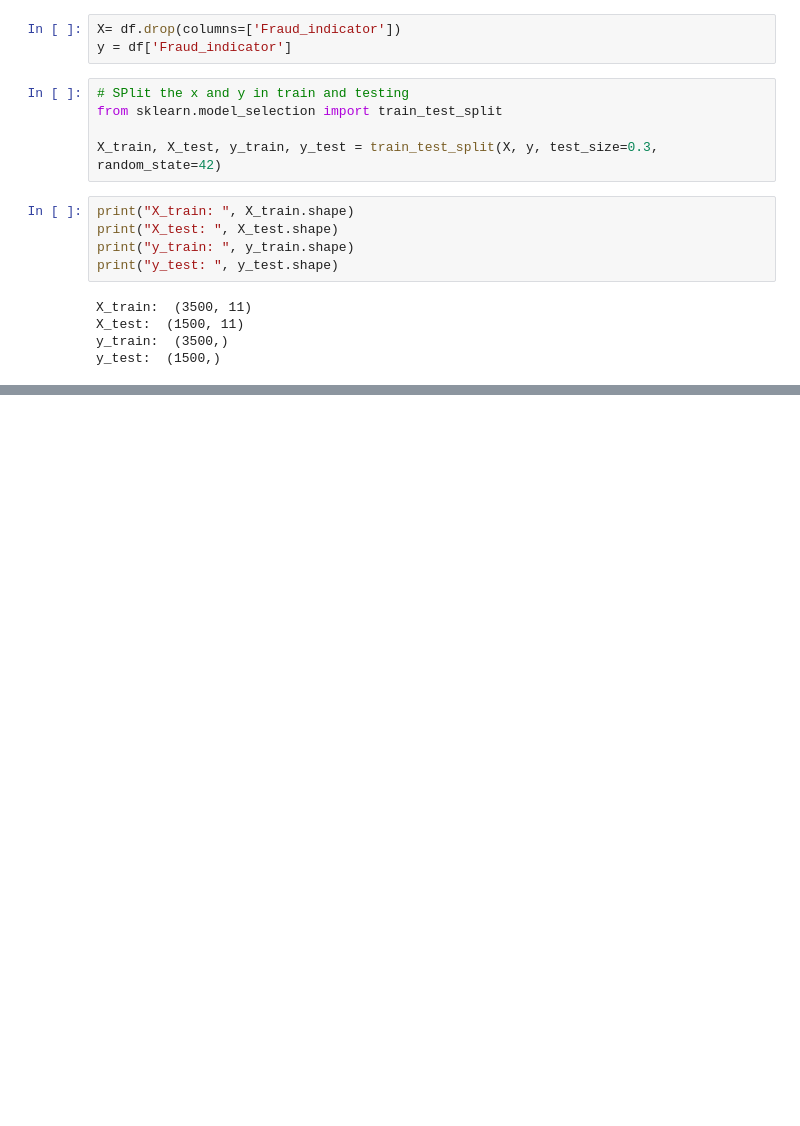
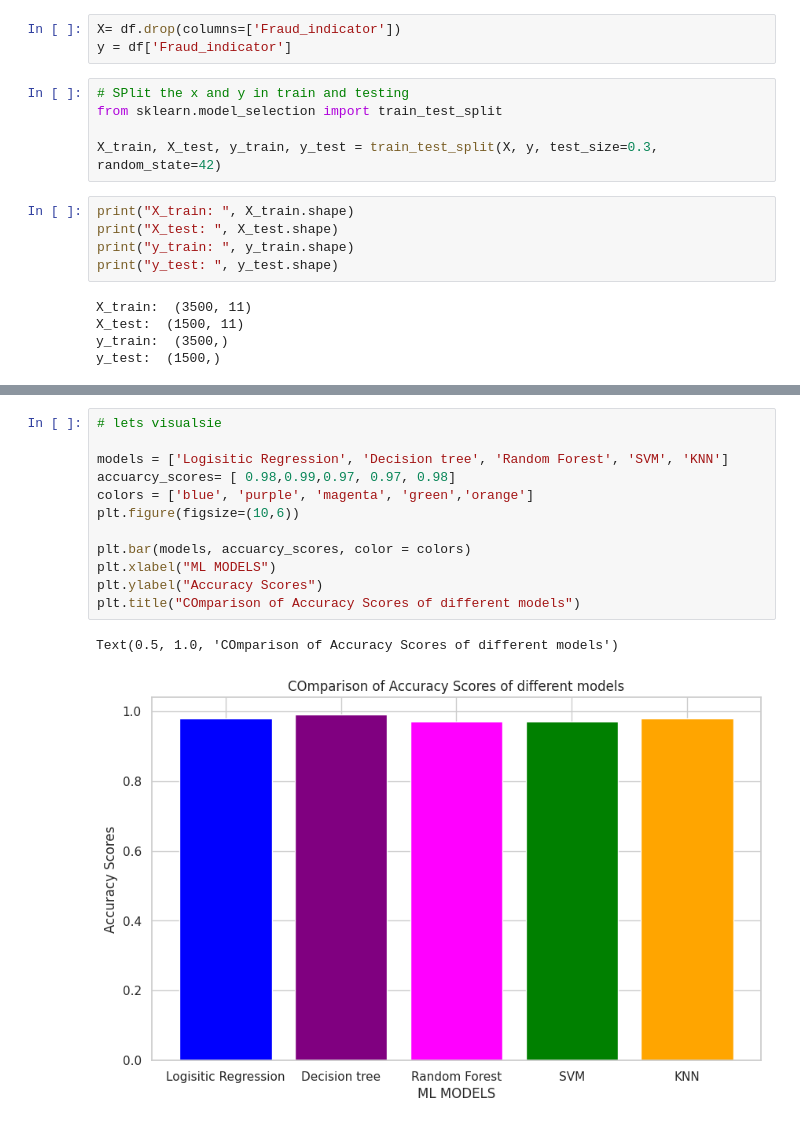
Before and after one commit to kumawatmanish05/Fastag-Fraud-Detection, a Jupyter notebook: FasTag_Fraud_Detection.ipynb, the cells around one changed output, grey strips where cells are left out. Drawn from its saved outputs; the diff is of its cells as text; blank space fills up the shorter version.

```diff
--- a/FasTag_Fraud_Detection.ipynb
+++ b/FasTag_Fraud_Detection.ipynb
@@ -509,0 +703,15 @@ y_test:  (1500,)
+# %%
+# lets visualsie
+
+models = ['Logisitic Regression', 'Decision tree', 'Random Forest', 'SVM', 'KNN']
+accuarcy_scores= [ 0.98,0.99,0.97, 0.97, 0.98]
+colors = ['blue', 'purple', 'magenta', 'green','orange']
+plt.figure(figsize=(10,6))
+
+plt.bar(models, accuarcy_scores, color = colors)
+plt.xlabel("ML MODELS")
+plt.ylabel("Accuracy Scores")
+plt.title("COmparison of Accuracy Scores of different models")
+# %% [output]
+Text(0.5, 1.0, 'COmparison of Accuracy Scores of different models')
+[figure, added]
```
Also changed, not shown: parts of 18 cells of this notebook.
